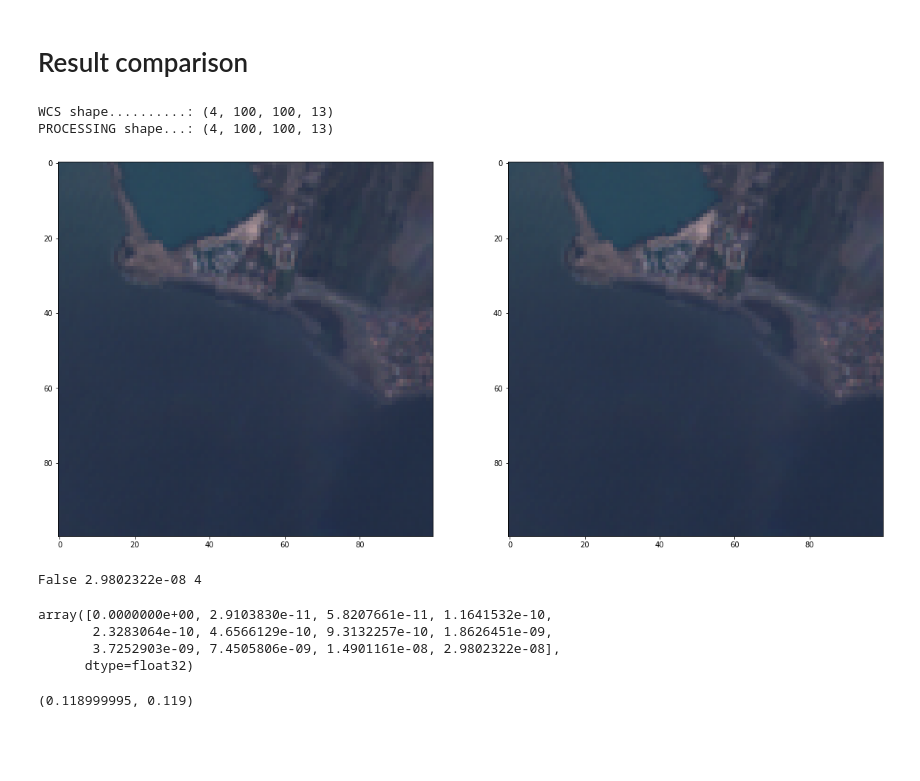
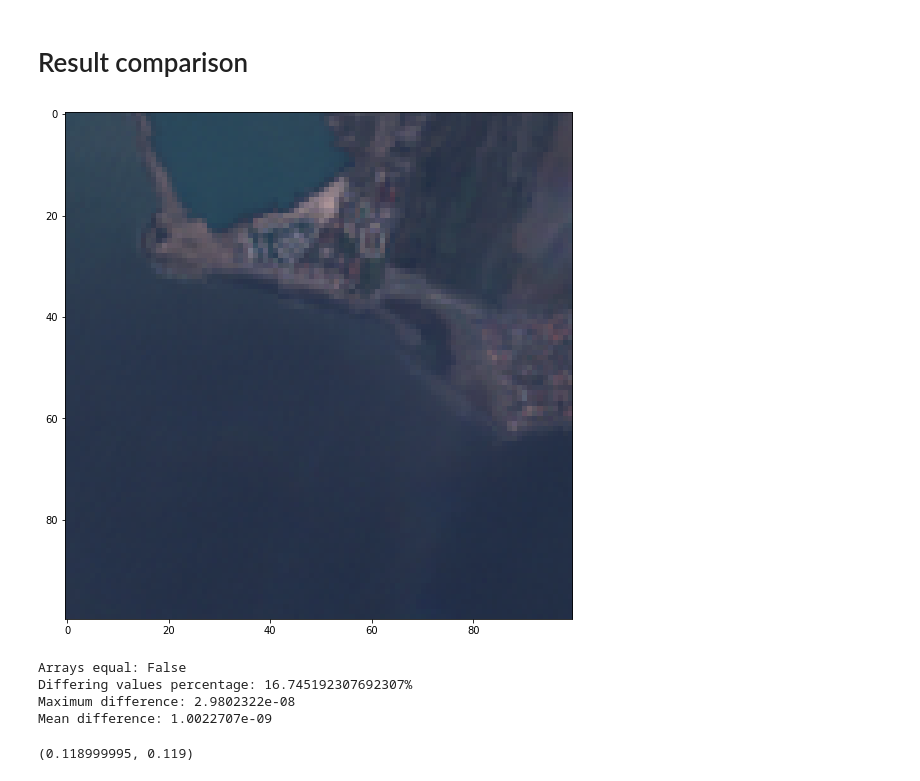
Before and after one commit to sentinel-hub/eo-learn, a Jupyter notebook: examples/io/ProcessingIO.ipynb, the cells around one changed output. Cells and saved outputs as stored; diff of their text form; code cells hidden in the pictures; blank space fills up the shorter version.

```diff
--- a/examples/io/ProcessingIO.ipynb
+++ b/examples/io/ProcessingIO.ipynb
@@ -23,8 +24,9 @@ logging.getLogger("sentinelhub.sentinelhub_session").setLevel(logging.DEBUG)
 size_x = 100
 size_y = 100
 bbox = BBox(bbox=[268892, 4624365, 268892+size_x*10, 4624365+size_y*10], crs=CRS.UTM_33N)
-time_interval = ('2017-12-15', '2017-12-30')
-#time_interval = ('2017-12-15', '2018-5-30')
+#time_interval = ('2017-12-15', '2017-12-30')
+#time_interval = ('2017-12-15', '2018-12-12')
+time_interval = ('2017-12-15', '2018-2-15')
 maxcc = 0.8
 time_difference = 60
 data_source = DataSource.SENTINEL2_L1C
@@ -38,6 +40,7 @@ task = SentinelHubProcessingInput(
     bbox=bbox,
     maxcc=maxcc,
     time_difference=time_difference,
-    data_source=data_source
+    data_source=data_source,
+    max_threads=10
 )
 # %%
@@ -85,30 +89,25 @@ wcs_images = eopatch_wcs.data[layer]
 # %%
 print('WCS shape..........:', wcs_images.shape)
 print('PROCESSING shape...:', proc_images.shape)
-# %% [output]
-WCS shape..........: (4, 100, 100, 13)
-PROCESSING shape...: (4, 100, 100, 13)
 # %%
 image_index = 0
 plt.figure(figsize=(20,20))
 plt.subplot2grid((1, 2), (0, 0)).imshow(proc_images[image_index][..., [3,2,1]] * 2.5, vmin=0, vmax=1);
-plt.subplot2grid((1, 2), (0, 1)).imshow(wcs_images[image_index][..., [3,2,1]] * 2.5, vmin=0, vmax=1);
+#plt.subplot2grid((1, 2), (0, 1)).imshow(wcs_images[image_index][..., [3,2,1]] * 2.5, vmin=0, vmax=1);
 # %% [output]
-[figure, old version]
+[figure, new version]
-# %%
-equal = np.array_equal(proc_images, wcs_images)
-diffs = np.abs(proc_images - wcs_images)
-max_diff = np.max(diffs)
-print(equal, max_diff, len(diffs))
-# %% [output]
-False 2.9802322e-08 4
-# %%
-np.unique(diffs)
-# %% [output]
-array([0.0000000e+00, 2.9103830e-11, 5.8207661e-11, 1.1641532e-10,
-       2.3283064e-10, 4.6566129e-10, 9.3132257e-10, 1.8626451e-09,
-       3.7252903e-09, 7.4505806e-09, 1.4901161e-08, 2.9802322e-08],
-      dtype=float32)
+# %%
+diffs = np.abs(proc_images - wcs_images)
+whr = np.where(diffs != 0)
+print('Arrays equal:', np.array_equal(proc_images, wcs_images))
+print('Differing values percentage: {}%'.format((proc_images[whr].size / proc_images.size) * 100))
+print('Maximum difference:', np.max(diffs))
+print('Mean difference:', np.mean(diffs))
+# %% [output]
+Arrays equal: False
+Differing values percentage: 16.745192307692307%
+Maximum difference: 2.9802322e-08
+Mean difference: 1.0022707e-09
 # %%
 proc_images[0,3,5,2], wcs_images[0,3,5,2]
 # %% [output]
```
Also changed, not shown: parts of 5 cells of this notebook, 1 other file.
